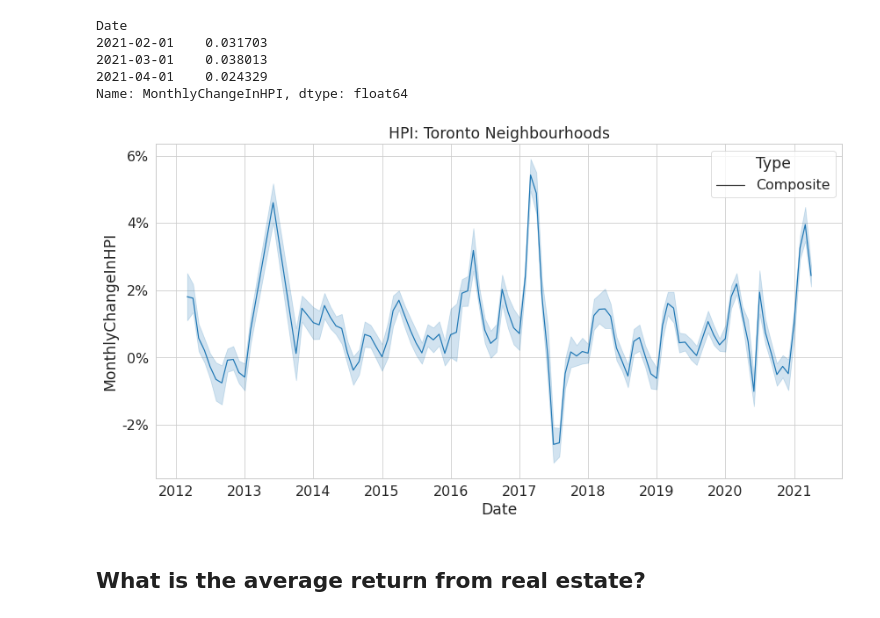
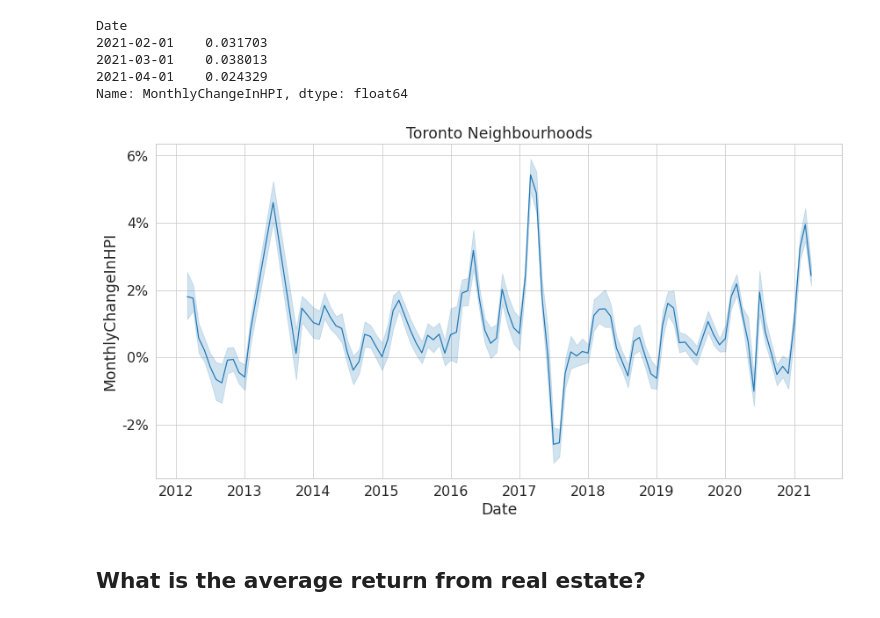
Before and after one commit to sinan-ozel/toronto-hpi, a Jupyter notebook: notebook/04.ExploratoryDataAnalysis.ipynb, the cells around one changed output. Cells and saved outputs as stored; diff of their text form; code cells hidden in the pictures.

```diff
--- a/notebook/04.ExploratoryDataAnalysis.ipynb
+++ b/notebook/04.ExploratoryDataAnalysis.ipynb
@@ -87,20 +87,20 @@ Name: MonthlyChangeInHPI, dtype: float64
 # %%
 with sns.plotting_context("paper", font_scale=1.8):
     with sns.axes_style("whitegrid"):
         ax = sns.lineplot(
             data=hpi_returns[(hpi_returns['Area'].str.startswith('Toronto')) & (hpi_returns['Type'] == 'Composite') & (hpi_returns['Date'] > datetime(2012, 1, 1))],
             x='Date',
             y='MonthlyChangeInHPI',
-            style='Type',
             estimator='mean'
         )
         ax.figure.set_figwidth(14)
         ax.figure.set_figheight(7)
-        ax.set_title(f"HPI: Toronto Neighbourhoods")
+        ax.set_title(f"Toronto Neighbourhoods")
+        ax.yaxis.set_major_formatter(lambda x, pos: '{:}%'.format(round(x * 100)))
         ax.yaxis.set_major_formatter(lambda x, pos: '{:}%'.format(round(x * 100)))
         fig = ax.get_figure()
 # %% [output]
-[figure, old version]
+[figure, new version]
 # %% [markdown]
 ## What is the average return from real estate?
 # %%
```
Also changed, not shown: parts of 2 cells of this notebook, 3 other files.
